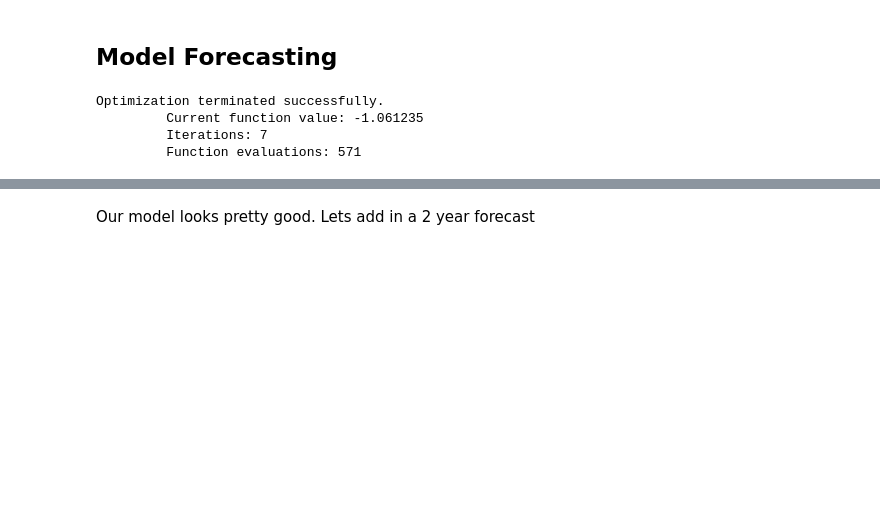
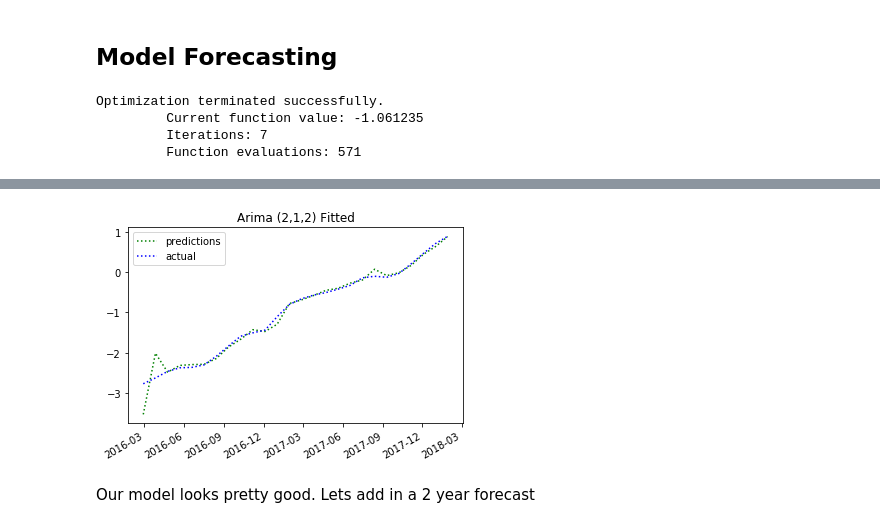
Before and after one commit to nlecks427/juul_assignment, a Jupyter notebook: final.ipynb, the cells around one changed output, grey strips where cells are left out. Cells and saved outputs as stored; diff of their text form; code cells hidden in the pictures; blank space fills up the shorter version.

```diff
--- a/final.ipynb
+++ b/final.ipynb
@@ -288,27 +288,37 @@ Optimization terminated successfully.
          Iterations: 7
          Function evaluations: 571
 # %%
-import plotly.plotly as py
-import plotly.graph_objs as go
-init_notebook_mode(connected=True)
+fig, ax = plt.subplots()
+predictions = ax.plot(df.forecast, ":", label = "predictions", color = "green")
+actual = ax.plot(df.actual, ":", label = "actual", color = "blue")
+fig.autofmt_xdate()
+ax.fmt_xdata = mdates.DateFormatter('%Y-%m-%d')
+plt.legend(loc = "best")
+plt.title("Arima (2,1,2) Fitted")
+plt.show()
 
-forecast = go.Scatter(
-    x = df.index,
-    y = df.forecast,
-    name = "forcecast"
-)
-actual = go.Scatter(
-    x = df.index,
-    y = df.actual,
-    name = "actual"
-)
+# Used plotly at first but doesn't render in github
+# import plotly.plotly as py
+# import plotly.graph_objs as go
+# init_notebook_mode(connected=True)
 
-data = [forecast, actual]
+# forecast = go.Scatter(
+#     x = df.index,
+#     y = df.forecast,
+#     name = "forcecast"
+# )
+# actual = go.Scatter(
+#     x = df.index,
+#     y = df.actual,
+#     name = "actual"
+# )
 
-layout = dict(title = 'Fitted ARIMA model (2,1,2)',
-              xaxis = dict(title = 'Time'),
-              yaxis = dict(title = 'Log of Market Share %')
-              )
-fig = dict(data = data, layout = layout)
-py.iplot(fig)
+# data = [forecast, actual]
+
+# layout = dict(title = 'Fitted ARIMA model (2,1,2)',
+#               xaxis = dict(title = 'Time'),
+#               yaxis = dict(title = 'Log of Market Share %')
+#               )
+# fig = dict(data = data, layout = layout)
+# py.iplot(fig)
 # %% [output]
@@ -316,3 +325,4 @@ py.iplot(fig)
+[figure, added]
 # %% [markdown]
 Our model looks pretty good. Lets add in a 2 year forecast
 # %%
```
Also changed, not shown: parts of 5 cells of this notebook.
